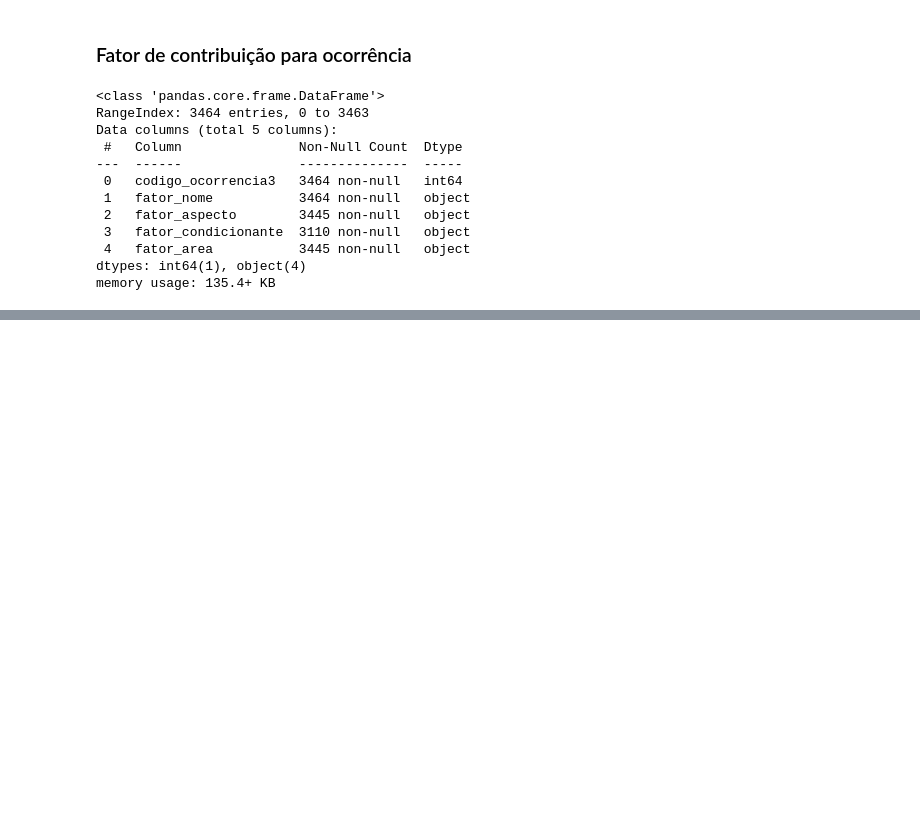
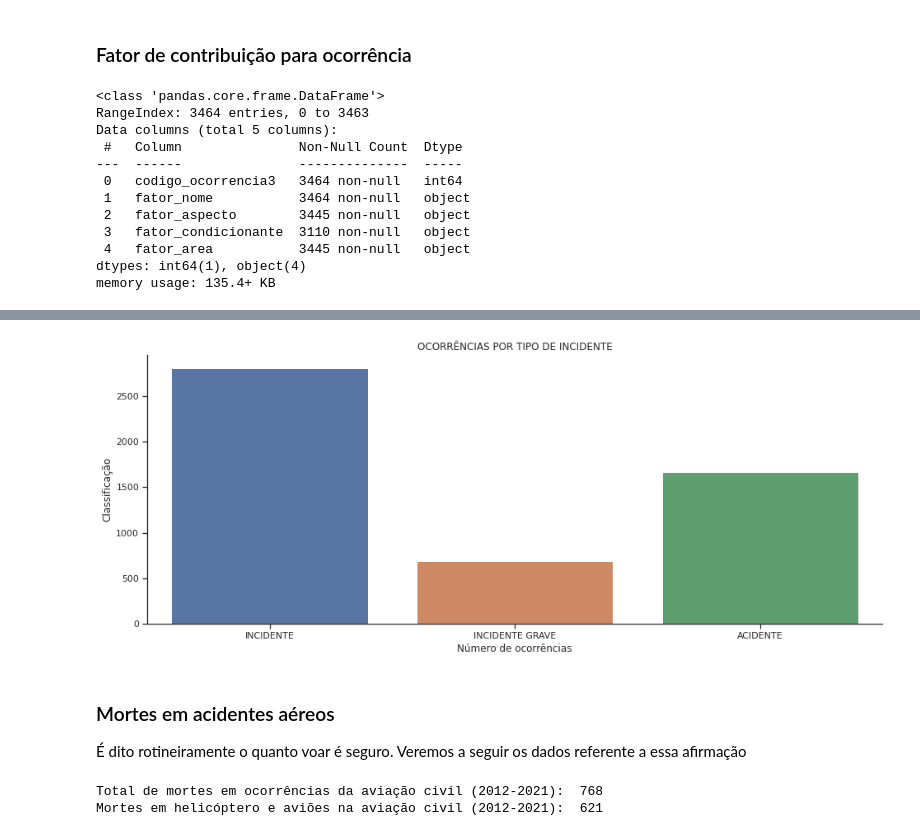
Before and after one commit to JaildoR/cenipa_analise, a Jupyter notebook: notebooks/Analise CENIPA.ipynb, the cells around one changed output, grey strips where cells are left out. Drawn from its saved outputs; the diff is of its cells as text; code cells hidden in the pictures; blank space fills up the shorter version.

```diff
--- a/notebooks/Analise CENIPA.ipynb
+++ b/notebooks/Analise CENIPA.ipynb
@@ -21,15 +23,17 @@ Cabe realizar duas observações importantes para este estudo. O primeiro é que
 # %% [markdown]
 Primeiramente, realiza-se a importação das bibliotecas e uma configuração básica para as figuras.
 # %%
+from IPython.display import YouTubeVideo
 import matplotlib.pyplot as plt
 import seaborn as sns
 import pandas as pd
 import numpy as np
 
+
 # set plot parameters
 custom_params = {'axes.spines.right': False,
                  'axes.spines.top': False,
-                 'figure.figsize':(16,8)}
+                 'figure.figsize':(16,6)}
 sns.set_theme(style='ticks', rc = custom_params)
 # %% [markdown]
 Em seguida os dados das ocorrências são importados.
@@ -197,0 +258,16 @@ memory usage: 135.4+ KB
+# %%
+# Remover colunas que não serão utilizadas
+## codigo ocorrencia 1,2,3,4 possuem a mesma info
+## ocorrencia país (apenas eventos no Brasil)
+## ocorrencias de divulgacao de relatorio
+## apesar da importância latitude e longitude não serão incluídas inicialmente
+## devido a qualidade
+
+ocorrencia_df = ocorrencia_df[['codigo_ocorrencia', 'ocorrencia_classificacao',
+                               'ocorrencia_cidade','ocorrencia_uf',
+                               'ocorrencia_aerodromo','ocorrencia_dia',
+                               'ocorrencia_hora', 'investigacao_status',
+                               'total_recomendacoes',
+                               'total_aeronaves_envolvidas',
+                               'ocorrencia_saida_pista']]
+ocorrencia_df.head()
@@ -197,0 +283,16 @@ memory usage: 135.4+ KB
+# %%
+ocorrencia_df['ocorrencia_dia'] = (
+    pd.to_datetime(ocorrencia_df['ocorrencia_dia'], format="%d/%m/%Y" ))
+
+ocorrencia_df['ocorrencia_hora'] = (
+    pd.to_datetime(ocorrencia_df['ocorrencia_hora']))
+
+ocorrencia_df['ocorrencia_dia_nome'] = (
+    ocorrencia_df['ocorrencia_dia']
+    .dt
+    .day_name())
+
+ocorrencia_df['ocorrencia_ano'] = (
+    ocorrencia_df['ocorrencia_dia']
+    .dt
+    .year)
@@ -197,0 +422,24 @@ memory usage: 135.4+ KB
+# %%
+plot1 = sns.countplot(x="ocorrencia_classificacao",
+                      order=['INCIDENTE','INCIDENTE GRAVE', 'ACIDENTE'],
+                      data = ocorrencia_df)
+
+plot1.set(title = "OCORRÊNCIAS POR TIPO DE INCIDENTE",
+          xlabel='Número de ocorrências',
+          ylabel='Classificação')
+plt.show()
+# %% [output]
+[figure, added]
+# %% [markdown]
+### Mortes em acidentes aéreos
+
+É dito rotineiramente o quanto voar é seguro. Veremos a seguir os dados referente a essa afirmação
+# %%
+print("Total de mortes em ocorrências da aviação civil (2012-2021): ",
+      aeronave_df.aeronave_fatalidades_total.sum())
+
+print("Mortes em helicóptero e aviões na aviação civil (2012-2021): ",
+      aviao_helicoptero_df.aeronave_fatalidades_total.sum())
+# %% [output]
+Total de mortes em ocorrências da aviação civil (2012-2021):  768
+Mortes em helicóptero e aviões na aviação civil (2012-2021):  621
```
Also changed, not shown: parts of 49 cells of this notebook, 4 other files.
